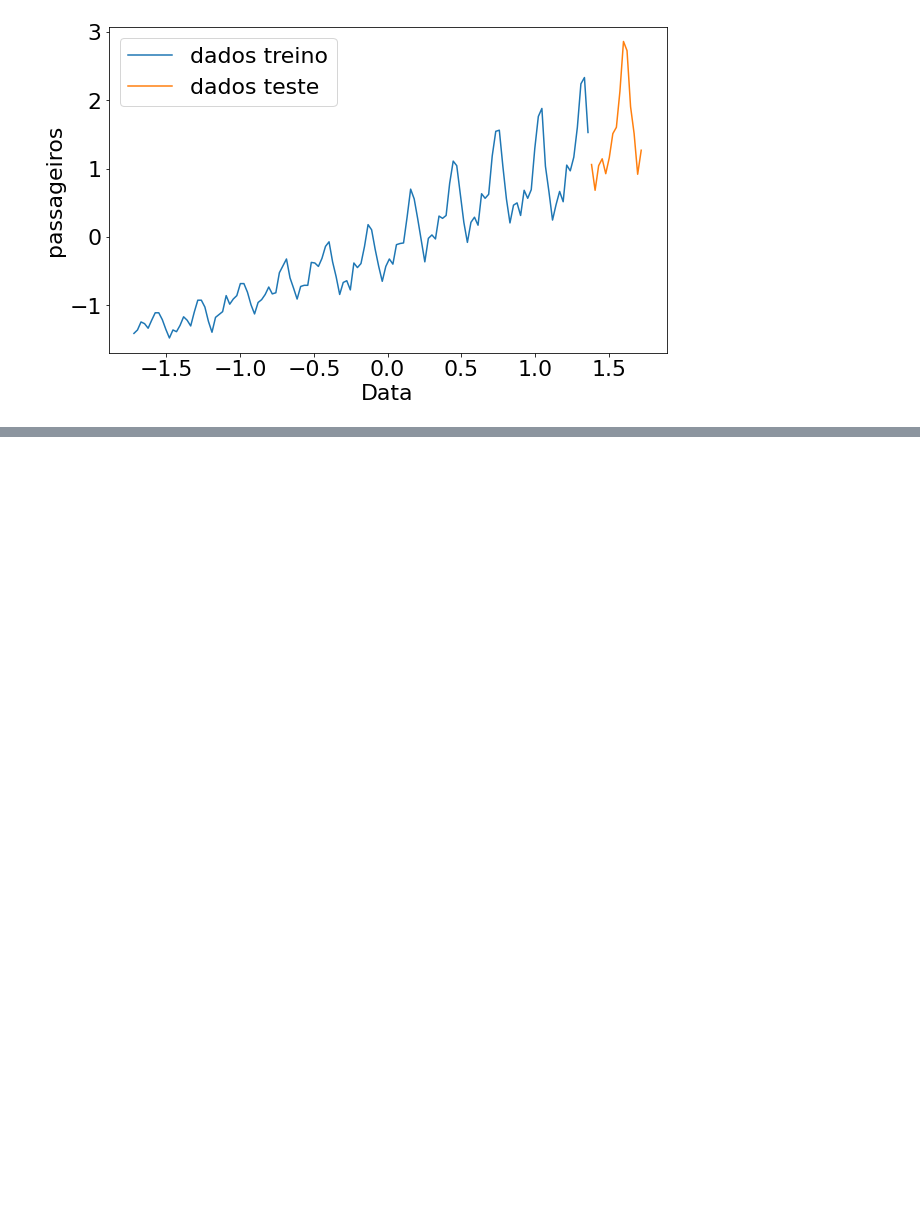
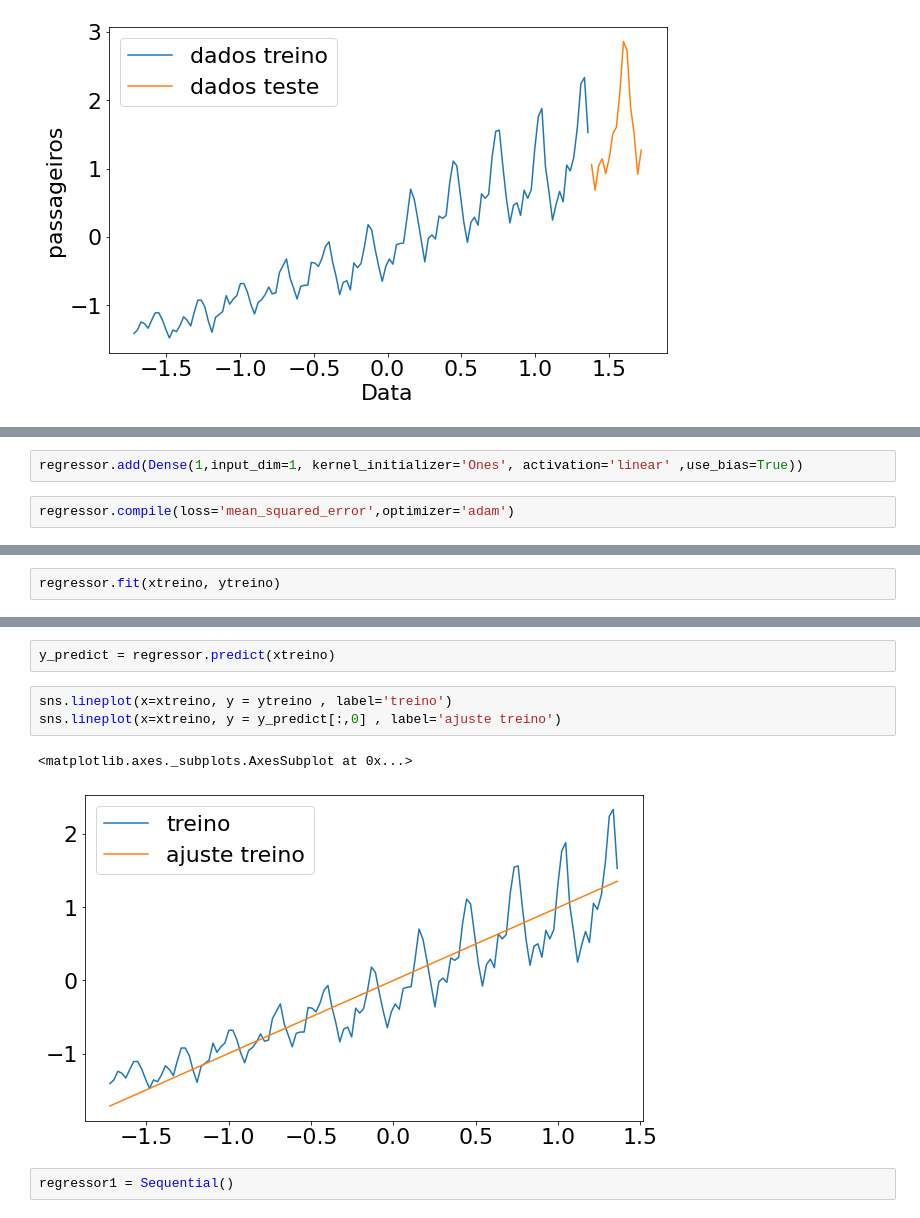
Before and after one commit to jader-lima/TimeSeriesLSTM, a Jupyter notebook: Parte1.ipynb, the cells around one changed output, grey strips where cells are left out. Saved outputs shown, nothing was run; the diff lists cells and outputs as text; blank space fills up the shorter version.

```diff
--- a/Parte1.ipynb
+++ b/Parte1.ipynb
@@ -70,0 +78,4 @@ Text(0.5, 0, 'Data')
+# %%
+regressor.add(Dense(1,input_dim=1, kernel_initializer='Ones', activation='linear' ,use_bias=True))
+# %%
+regressor.compile(loss='mean_squared_error',optimizer='adam')
@@ -70,0 +95,2 @@ Text(0.5, 0, 'Data')
+# %%
+regressor.fit(xtreino, ytreino)
@@ -70,0 +100,10 @@ Text(0.5, 0, 'Data')
+# %%
+y_predict = regressor.predict(xtreino)
+# %%
+sns.lineplot(x=xtreino, y = ytreino , label='treino')
+sns.lineplot(x=xtreino, y = y_predict[:,0] , label='ajuste treino')
+# %% [output]
+<matplotlib.axes._subplots.AxesSubplot at 0x...>
+[figure, added]
+# %%
+regressor1 = Sequential()
```
Also changed, not shown: parts of 11 cells of this notebook.
